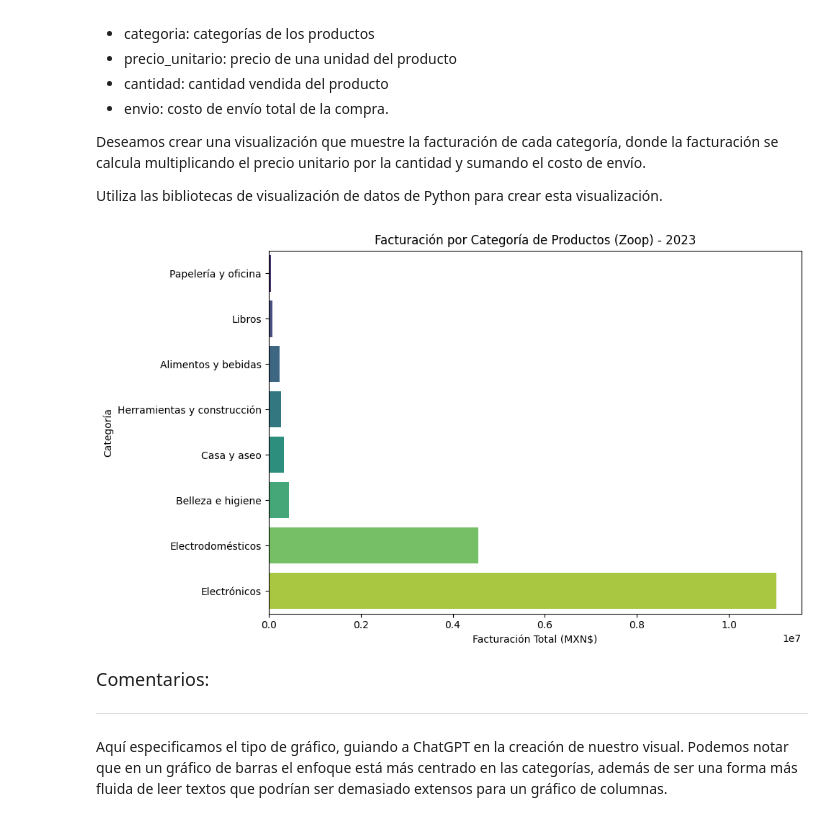
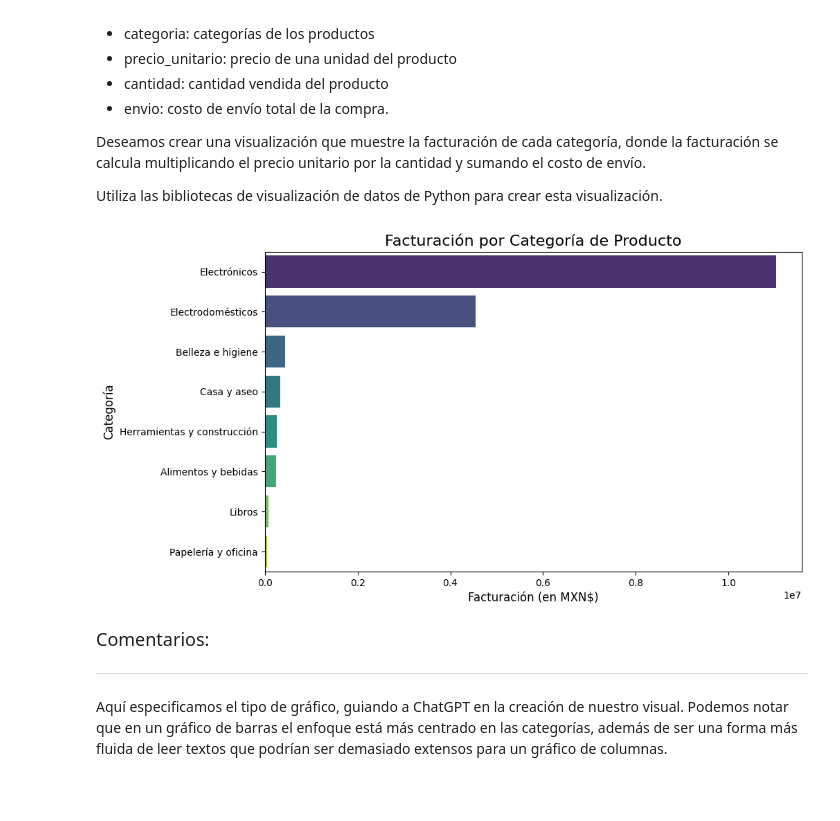
Before and after one commit to Maucho6340/2123-ia-aplicada-a-data-science-construccion-de-visualizaciones, a Jupyter notebook: IA_aplicada_a_ciencia_de_datos.ipynb, the cells around one changed output. Cells and saved outputs as stored; diff of their text form; code cells hidden in the pictures; blank space fills up the shorter version.

```diff
--- a/IA_aplicada_a_ciencia_de_datos.ipynb
+++ b/IA_aplicada_a_ciencia_de_datos.ipynb
@@ -490,14 +326,0 @@ Utilizando la respuesta de ChatGPT, obtenemos el siguiente código:
-# %%
-import pandas as pd
-
-# Sustituye url_zoop_pay por la URL real proporcionada para la base zoop_pay
-zoop_pay = pd.read_csv(url_zoop_pay)
-
-# Uniendo el DataFrame df con la base zoop_pay utilizando la columna "ID_cliente"
-df = pd.merge(df, zoop_pay, on="ID_cliente")
-
-# Ajustando la columna "fecha" al formato datetime
-df['fecha'] = pd.to_datetime(df['fecha'], format='%Y-%m-%d')
-
-# Mostrando las primeras filas del DataFrame resultante para verificación
-df.head()
@@ -650,29 +433,28 @@ Deseamos crear una visualización que muestre la facturación de cada categoría
 
 Utiliza las bibliotecas de visualización de datos de Python para crear esta visualización.
 # %%
-# 1. Crear columna de facturación por fila
+# 1. Calcular la facturación para cada compra
 df['facturacion'] = (df['precio_unitario'] * df['cantidad']) + df['envio']
 
 # 2. Agrupar por categoría y sumar la facturación
-facturacion_por_categoria = df.groupby('categoria')['facturacion'].sum().reset_index()
+facturacion_categoria = df.groupby('categoria')['facturacion'].sum().reset_index()
 
-# 3. Ordenar de mayor a menor facturación
-facturacion_por_categoria = facturacion_por_categoria.sort_values(by='facturacion', ascending=True)
+# 3. Ordenar los datos por facturación de mayor a menor
+facturacion_categoria = facturacion_categoria.sort_values(by='facturacion', ascending=False)
 
-# 4. Visualización: gráfico de barras horizontales
+# 4. Crear el gráfico de barras horizontales
 plt.figure(figsize=(10, 6))
-sns.barplot(data=facturacion_por_categoria, x='facturacion', y='categoria', palette='viridis', orient='h')
+sns.barplot(x='facturacion', y='categoria', data=facturacion_categoria, palette='viridis',orient='h')
 
-# 5. Ajustes de título y ejes
-plt.title('Facturación por Categoría de Productos (Zoop) - 2023')
-plt.xlabel('Facturación Total (MXN$)')
-plt.ylabel('Categoría')
-plt.tight_layout()
+# 5. Añadir etiquetas y título
+plt.title('Facturación por Categoría de Producto', fontsize=16)
+plt.xlabel('Facturación (en MXN$)', fontsize=12)
+plt.ylabel('Categoría', fontsize=12)
 
-# 6. Mostrar gráfico
+# 6. Mostrar el gráfico
 plt.show()
 # %% [output]
-[figure, old version]
+[figure, new version]
 # %% [markdown]
 <font color="7b71ff" size=4> Comentarios: </font>
 
```
Also changed, not shown: parts of 133 cells of this notebook.
